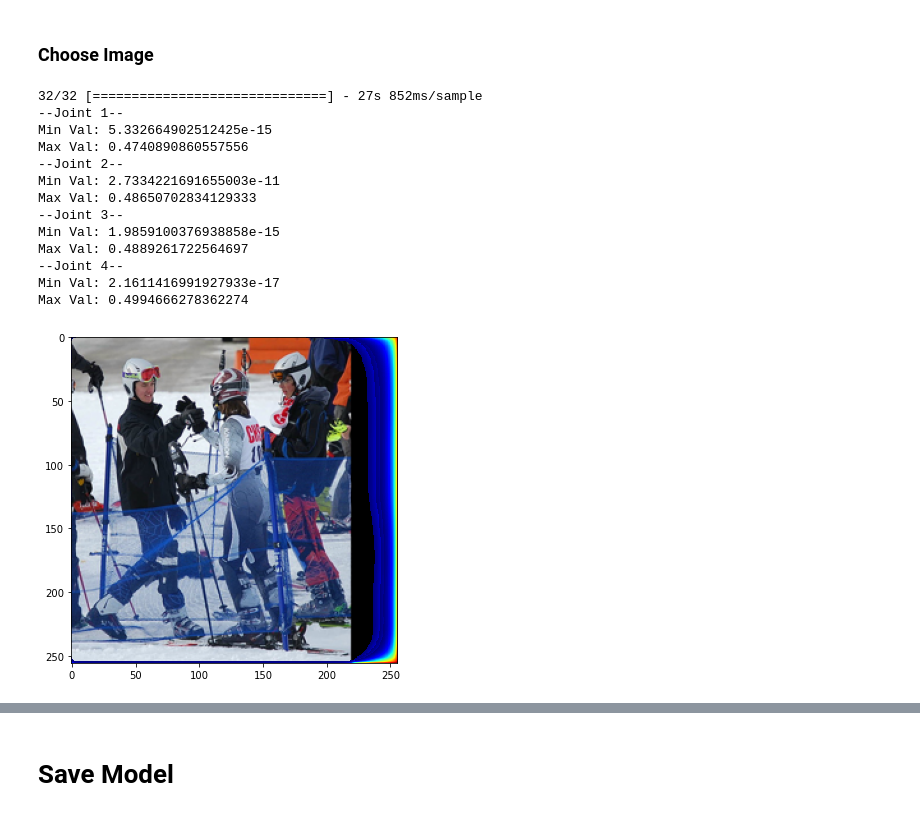
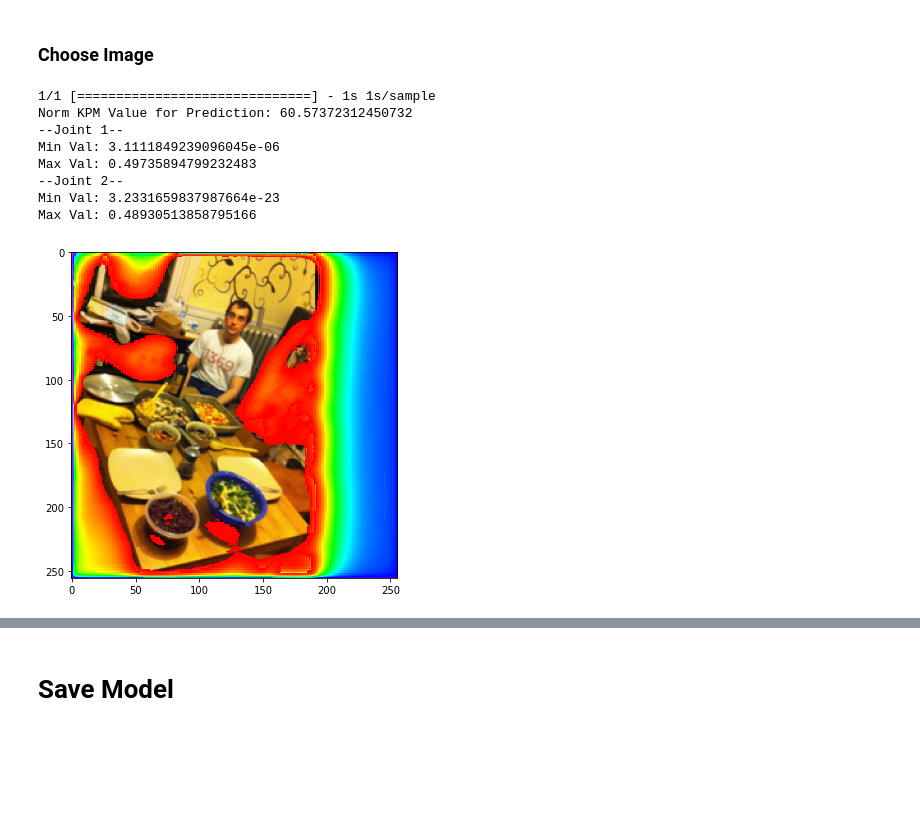
Before and after one commit to wutayng/2d-pose-estimation-tf-keras, a Jupyter notebook: notebooks/02-2DPose-UNet-heatmap.ipynb, the cells around one changed output, grey strips where cells are left out. Drawn from its saved outputs; the diff is of its cells as text; code cells hidden in the pictures; blank space fills up the shorter version.

```diff
--- a/notebooks/02-2DPose-UNet-heatmap.ipynb
+++ b/notebooks/02-2DPose-UNet-heatmap.ipynb
@@ -212,12 +244,16 @@ model.compile(optimizer = OPTIMIZER, loss = LOSS_TYPE, metrics = METRICS)
 # %% [markdown]
 ## Train Model
 # %%
-# Reinitialize Weights
-if REINITIALIZE == True:
-    model.compile(optimizer = OPTIMIZER, loss = LOSS_TYPE, metrics = METRICS)
+if USE_GENERATOR == True:
+    # README: If using Generators, KPM Metric cannot be calculated due to insufficient memory.
+    # Generators Automatically Use all Memory so Adding Val Data for KPM Metric causes OOM Error.
 
-# Train Model
-if USE_GENERATOR == True:
+    CALLBACKS = []
+    if WANDB == True:
+        CALLBACKS.append(wandb_callback)
+
+    print('BEFORE TRAINING: {}'.format(process.memory_info().rss/1000000000) ) # in gigabytes
+
     model.fit_generator(
                         generator=training_generator,
                         steps_per_epoch=int(NUM_SAMPLES/BATCH_SIZE),
@@ -225,22 +261,34 @@ if USE_GENERATOR == True:
                         validation_freq=1,
                         validation_steps=int(NUM_VAL_SAMPLES/BATCH_SIZE),
                         epochs=EPOCHS,
-                        callbacks=CALLBACKS
+                        callbacks=CALLBACKS,
                         )
 
 elif USE_GENERATOR == False:
+    # README: Memory Allocation: 128 Samples w/ 12 Joints = 7 GB Memory Used
+    #                          : 1000 Samples w/ 12 Joints = 25 GB
+    #                          : 10,000 Samples w/ 12 Joints = x GB
+    #                          : 50,000 Samples w/ 12 Joints = ~=400 GB
+
     # Use Generator to Load All Data into Tensors
     training_generator = generators.h5_generator(h5_train_data, batch_size=NUM_SAMPLES,
                                   joint_input_indices=joint_input_indices,
                                   image_resolution=IMAGE_RESOLUTION,
-                                  heatmap_std=HEATMAP_STD)
+                                  keypoint_radius=KEYPOINT_RADIUS)
     [ img_train_tensor, keypoints_train_tensor ] = training_generator.__getitem__(0)
 
     val_generator = generators.h5_generator(h5_val_data, batch_size=NUM_VAL_SAMPLES,
                                   joint_input_indices=joint_input_indices,
                                   image_resolution=IMAGE_RESOLUTION,
-                                  heatmap_std=HEATMAP_STD)
+                                  keypoint_radius=KEYPOINT_RADIUS)
     [ img_val_tensor, keypoints_val_tensor ] = val_generator.__getitem__(0)
+
+    CALLBACKS = [Metrics_Callback(val_data=[ img_val_tensor, keypoints_val_tensor ])]
+    if WANDB == True:
+        CALLBACKS.append(wandb_callback)
+
+    print('Total Memory Allocation Before Training: {}'.format(
+        process.memory_info().rss/1000000000) ) # in gigabytes
 
     # Train Model
     model.fit(x=img_train_tensor, y=keypoints_train_tensor, batch_size=BATCH_SIZE,
@@ -260,50 +309,50 @@ Train on 160 samples, validate on 32 samples
 pred_generator = generators.h5_generator(h5_val_data, batch_size=1,
                                   joint_input_indices=joint_input_indices,
                                   image_resolution=IMAGE_RESOLUTION,
-                                  heatmap_std=HEATMAP_STD)
-[ pred_img_tensor, pred_keypoints_tensor ] = val_generator.__getitem__(0)
+                                  keypoint_radius=KEYPOINT_RADIUS)
+[ pred_img_tensor, pred_keypoints_tensor ] = pred_generator.__getitem__(0)
 
 # Predict Image Joints from Sample
 predictions = model.predict(pred_img_tensor, verbose=1)
+
+# Print normKPM Metric
+normKPM_value = losses.normKPM(pred_keypoints_tensor, predictions)
+print('Norm KPM Value for Prediction: {}'.format(normKPM_value))
 
 # Retrieve Index from Image Tensor
 pred_img = pred_img_tensor[0,:]
 # Get Corresponding Keypoints
 pred_heatmaps = predictions[0,:]
 
 # Overlay all Joints on Original Image
 plt.imshow(pred_img)
 
 for keypoint in range(len(desired_joints)):
     # If Keypoint Exists in image
     if np.amax(pred_heatmaps[:, :, keypoint]) != 0:
         plt.imshow(pred_heatmaps[:, :, keypoint], cmap=CMAP, vmin=VMIN)
 
 plt.gcf().set_size_inches(6, 6)
 
 # Print Prediction Array Stats
-for joint in range(len(desired_joints)):
+# for joint in range(len(desired_joints)):
+for joint in range(2):
     print('--Joint {}--'.format(joint+1))
     print('Min Val: {}'.format(np.amin(predictions[0, :, :, joint])))
     print('Max Val: {}'.format(np.amax(predictions[0, :, :, joint])))
 
 if WANDB == True:
-    wandb.log({"True Heatmap": plt})
+    wandb.log({"Full Heatmap": plt})
 # %% [output]
-32/32 [==============================] - 27s 852ms/sample
+1/1 [==============================] - 1s 1s/sample
+Norm KPM Value for Prediction: 60.57372312450732
 --Joint 1--
-Min Val: 5.332664902512425e-15
-Max Val: 0.4740890860557556
+Min Val: 3.1111849239096045e-06
+Max Val: 0.49735894799232483
 --Joint 2--
-Min Val: 2.7334221691655003e-11
-Max Val: 0.48650702834129333
---Joint 3--
-Min Val: 1.9859100376938858e-15
-Max Val: 0.4889261722564697
---Joint 4--
-Min Val: 2.1611416991927933e-17
-Max Val: 0.4994666278362274
+Min Val: 3.2331659837987664e-23
+Max Val: 0.48930513858795166
-[figure, old version]
+[figure, new version]
 # %%
 # Choose Joint
 joint = 0
```
Also changed, not shown: parts of 17 cells of this notebook, 5 other files.
